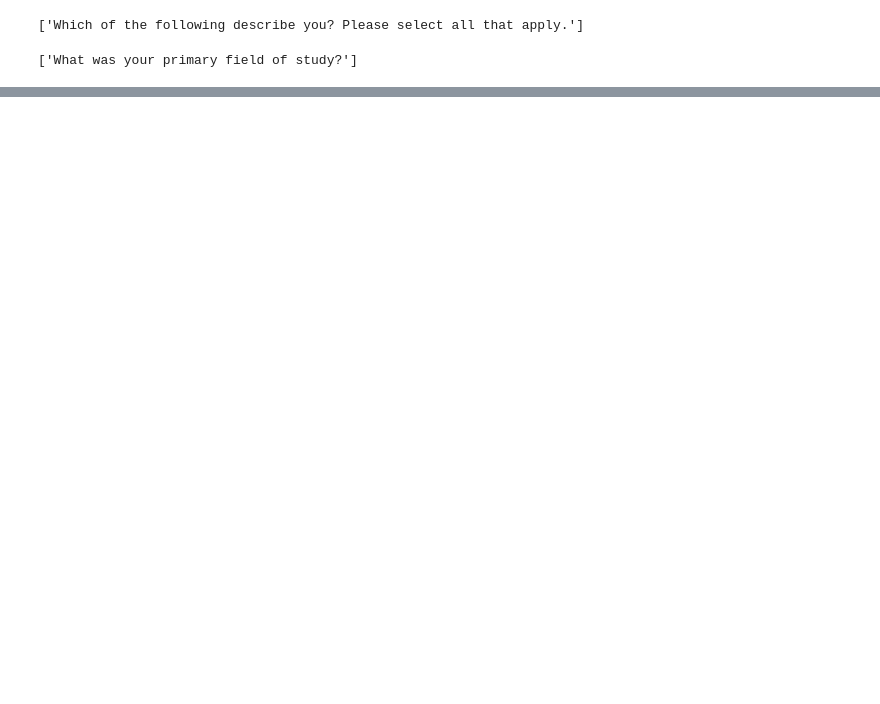
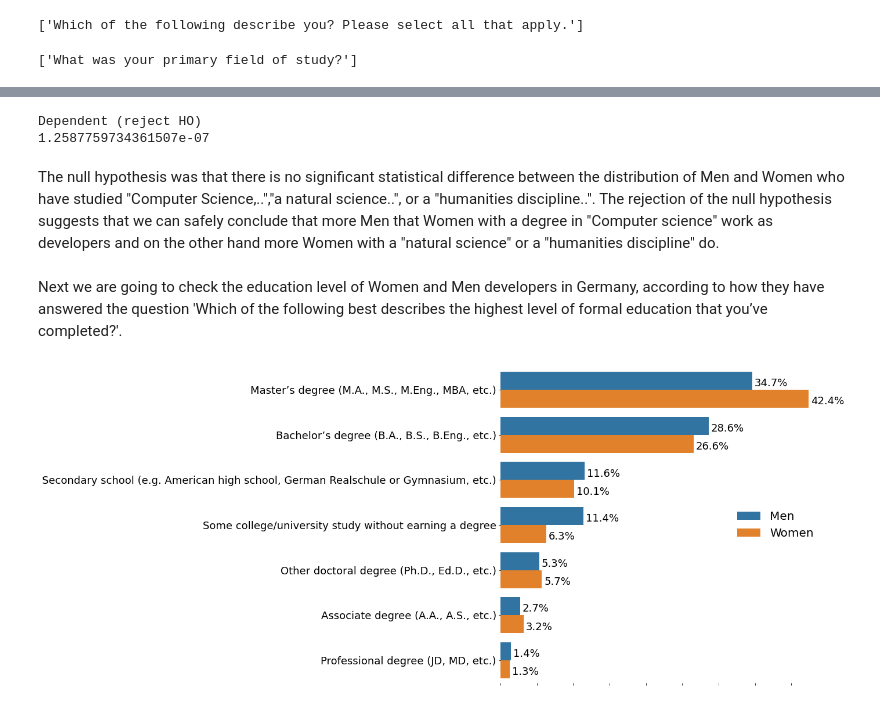
Before and after one commit to iris-theof/developers_survey, a Jupyter notebook: developers_insights.ipynb, the cells around one changed output, grey strips where cells are left out. Saved outputs shown, nothing was run; the diff lists cells and outputs as text; code cells hidden in the pictures; blank space fills up the shorter version.

```diff
--- a/developers_insights.ipynb
+++ b/developers_insights.ipynb
@@ -387,0 +260,22 @@ Name: NEWEdImpt, dtype: float64
+# %%
+alpha = 0.05
+pvalue = chi2_contingency(table_field_of_study)[1]
+if pvalue <= alpha:
+    print("Dependent (reject HO)")
+else:
+    print("Independent (HO Holds)")
+print(pvalue)
+# %% [output]
+Dependent (reject HO)
+1.2587759734361507e-07
+# %% [markdown]
+The null hypothesis was that there is no significant statistical difference between the distribution of Men and Women
+who have studied "Computer Science,..","a natural science..", or a "humanities discipline..". The rejection of the null hypothesis suggests that we can safely conclude that more Men that Women with a degree in "Computer science" work as developers and on the other hand more Women with a "natural science" or a "humanities discipline" do.
+# %% [markdown]
+Next we are going to check the education level of Women and Men developers in Germany, according to how they have answered the question 'Which of the following best describes the highest level of formal education that you’ve completed?'.
+# %%
+df_education_level = create_percentage(df_new, 'EdLevel', 'Education Level', True)
+# %%
+plot("Education Level", df_education_level)
+# %% [output]
+[figure, added]
```
Also changed, not shown: parts of 82 cells of this notebook.
